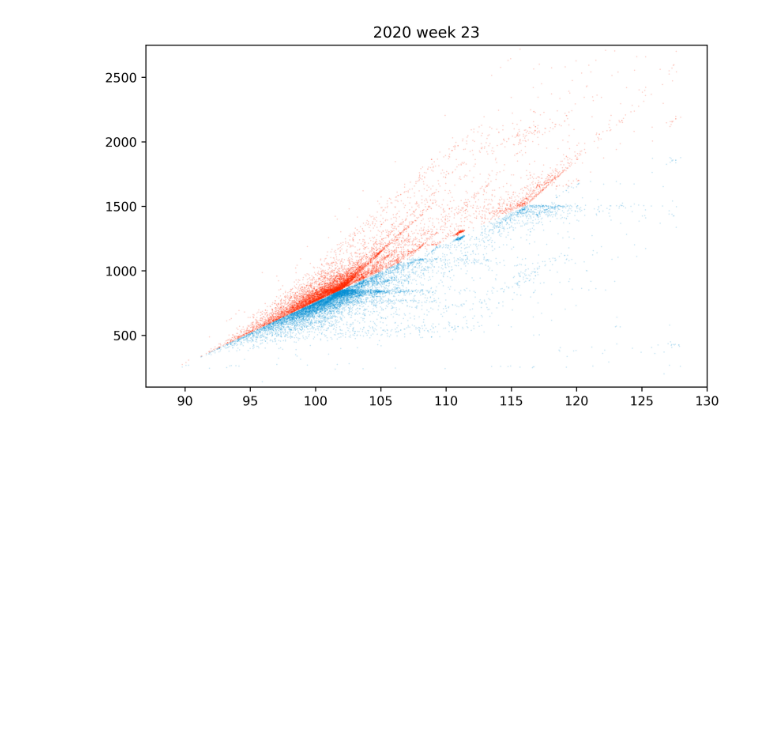
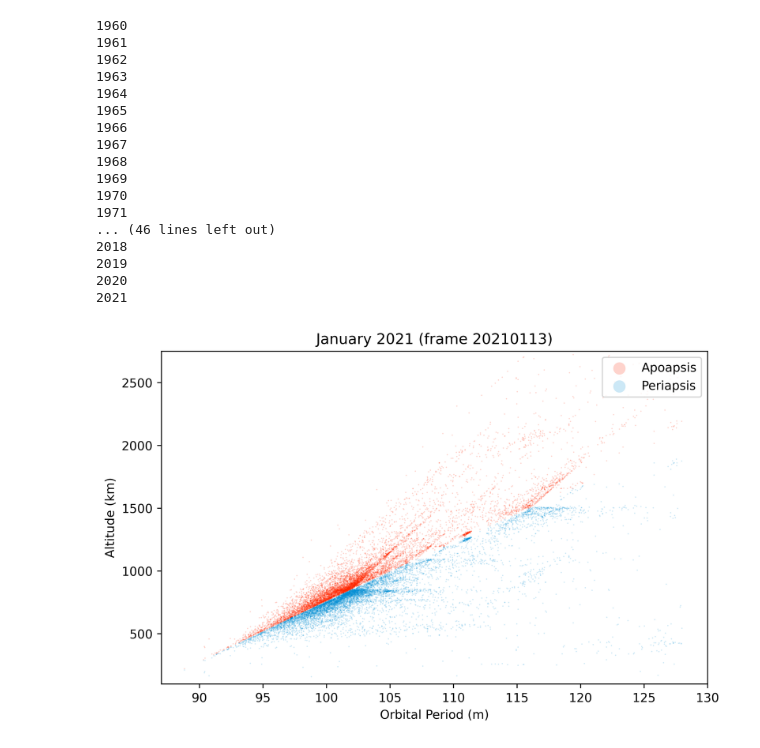
Before and after one commit to mads-hatters/SIADS-591-Orbital-Congestion, a Jupyter notebook: playground/tim_gabbard_all/animated_gabbard.ipynb, the cells around one changed output. Drawn from its saved outputs; the diff is of its cells as text; code cells hidden in the pictures; blank space fills up the shorter version.

Commit message:
Smoother gabbard without annotations

```diff
--- a/playground/tim_gabbard_all/animated_gabbard.ipynb
+++ b/playground/tim_gabbard_all/animated_gabbard.ipynb
@@ -13,0 +10,3 @@ path = f'../../../siads591 data/debris_all_for_gabbard/' # path to the data file
+# %%
+df = pd.read_pickle(f'../../../siads591 data/gabbard/debris_gabbard_raw_5D_1960.pkl')
+df.info()
@@ -14,46 +26,62 @@ path = f'../../../siads591 data/debris_all_for_gabbard/' # path to the data file
+# %%
+dates = pd.date_range(start=df.EPOCH.min(), end=df.EPOCH.max(), freq='5D')
+dates = dates.delete([1490,1620,1749,-1])
+# 1490 = 1981-01-08       3
+# 1620 = 1982-10-20      55
+# 1749 = 1984-07-26    1111
+# -1 is latest entry, with some data missing
 # %%
-weeks = list(product(list(range(1975,2022)), list(range(1,53))))[:-49]
-# weeks = list(product(list(range(1960,2022)), list(range(1,53))))
-
 fig, ax = plt.subplots(dpi=600, figsize=(8,5))
 
 ax.set_xlim(87,130)
 ax.set_ylim(100,2750)
+ax.set_xlabel("Orbital Period (m)")
+ax.set_ylabel("Altitude (km)")
 artists = []
+yr = 0
 
-def load_year(yr):
-    global cur_year, df
-    if cur_year != yr:
-        print(f'loading year {yr}')
-        cur_year = yr
-        df = pd.read_pickle(f'{path}{cur_year}.pkl.gz', compression="gzip")
-        df['week'] = df.index.isocalendar().week
-        df.loc[df.week==53,'week'] = 52 # merging week 53 into week 52
-        df = df.reset_index().groupby(by=["NORAD_CAT_ID","week"]).first().reset_index()
-
-def plot_it(ax,yr,wk):
+def plot_it(ax,e):
     global df
-    load_year(yr)
-    wdf = df[df.week==wk]
-    apo = ax.scatter(wdf.PERIOD, wdf.APOAPSIS, color='#fe2700', marker='o', edgecolors='none', alpha=0.2, s=1)
+    cdf = df[df.EPOCH==e]
+    apo = ax.scatter(cdf.PERIOD, cdf.APOAPSIS, color='#fe2700', marker='o', edgecolors='none', alpha=0.2, s=1, label="Apoapsis")
 #     ax.scatter(wdf[:500].PERIOD, wdf[:500].APOAPSIS, color='cyan', marker='o', edgecolors='none', alpha=0.5, s=1)
 
-    peri = ax.scatter(wdf.PERIOD, wdf.PERIAPSIS, color='#038fd5', marker='o', edgecolors='none', alpha=0.2, s=1)
+    peri = ax.scatter(cdf.PERIOD, cdf.PERIAPSIS, color='#038fd5', marker='o', edgecolors='none', alpha=0.2, s=1, label="Periapsis")
 #     ax.scatter(wdf[:500].PERIOD, wdf[:500].PERIAPSIS, color='lightcoral', marker='o', edgecolors='none', alpha=0.5, s=1)
+    plt.legend(loc="upper right", numpoints=1, fontsize=10, markerscale=10)
 
     return [apo,peri]
 
 def update(frame):
-    global artists
-    year, week = frame
-    ax.set_title(f"{year} week {week}")
+    global artists, yr
+    if frame.year != yr:
+        yr = frame.year
+        print(yr)
+    ax.set_title(f"{frame.month_name()} {frame.year} (frame {frame.year}{str(frame.month).zfill(2)}{str(frame.day).zfill(2)})")
     for a in artists:
         a.remove()
-    artists = plot_it(ax,year,week)
+    artists = plot_it(ax,frame)
 
-update((2020,23))
-# ani = FuncAnimation(fig, update, weeks)
-# writervideo = FFMpegWriter(fps=30, bitrate=600)
-# ani.save("out.mp4", writer=writervideo, dpi=600)
+# update(dates[2100])
+ani = FuncAnimation(fig, update, dates)
+writervideo = FFMpegWriter(fps=30, bitrate=600)
+ani.save("out.mp4", writer=writervideo, dpi=600)
 # %% [output]
+1960
+1961
+1962
+1963
+1964
+1965
+1966
+1967
+1968
+1969
+1970
+1971
+... (46 lines left out)
+2018
+2019
+2020
+2021
-[figure, old version]
+[figure, new version]
```
Also changed, not shown: parts of 6 cells of this notebook, 3 other files.
